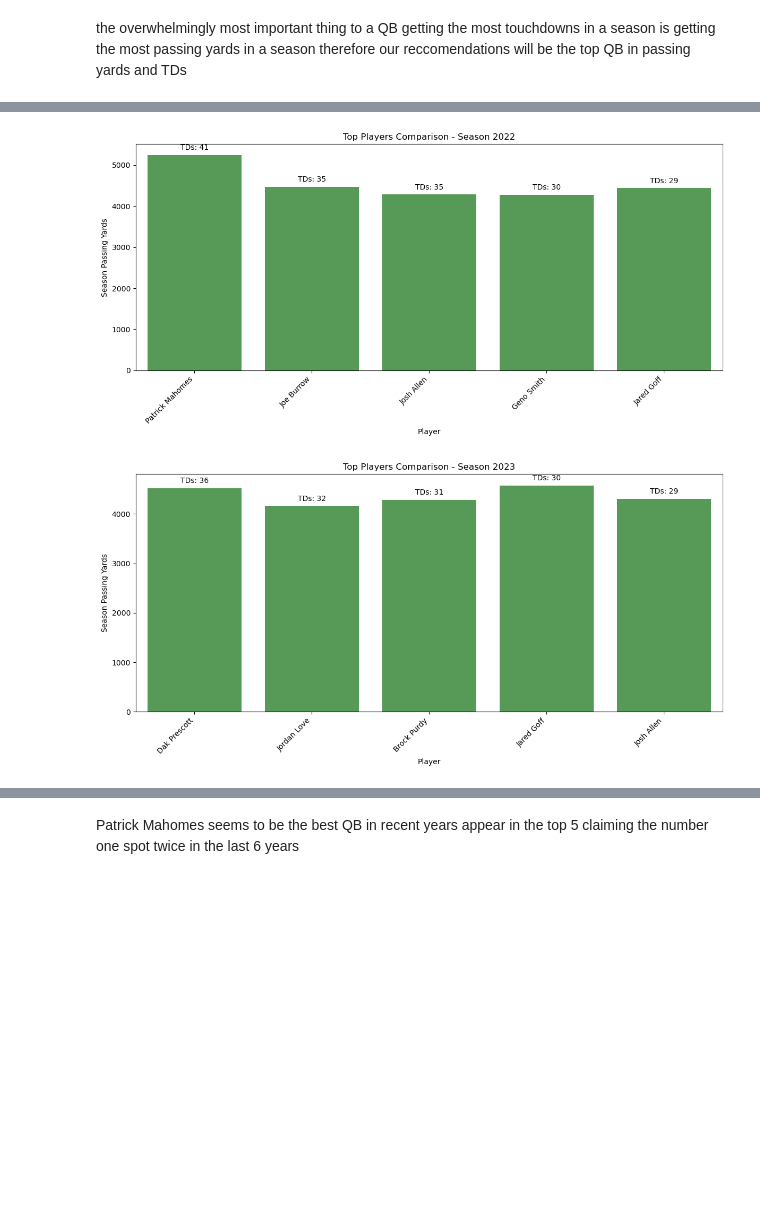
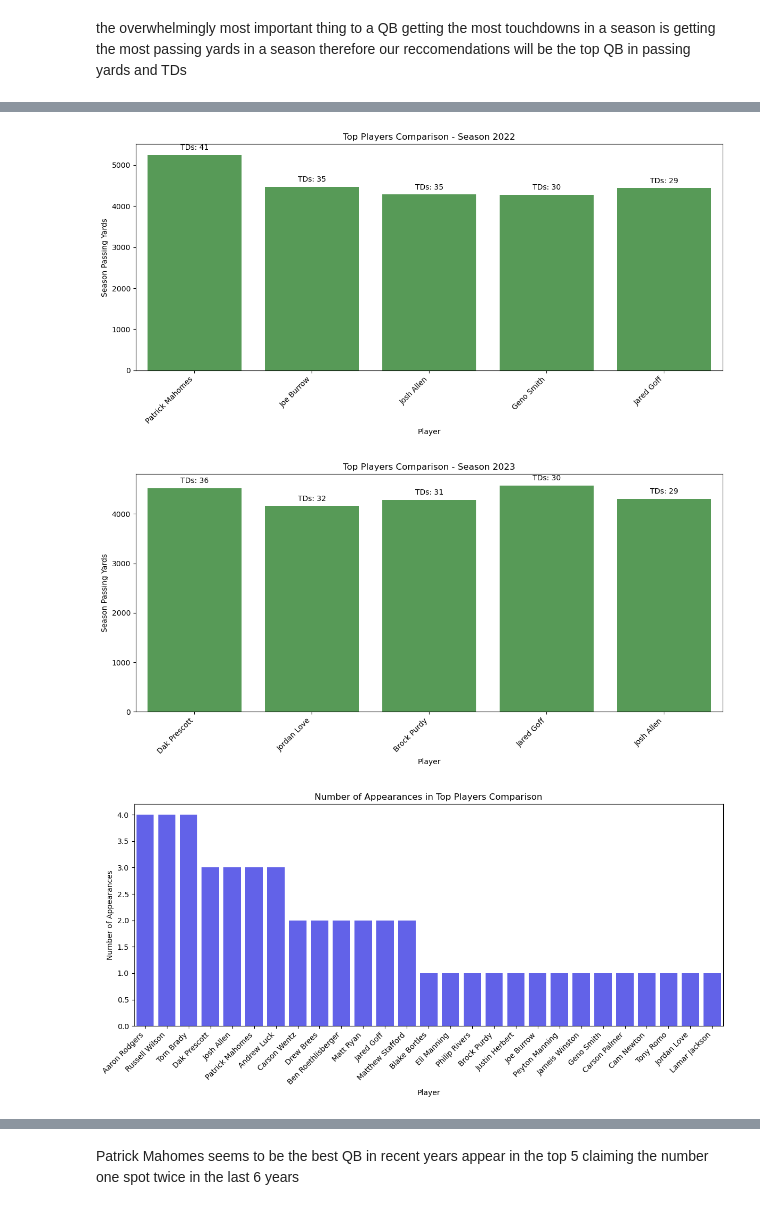
Before and after one commit to DBAfox/Team-USA-Football, a Jupyter notebook: NFL Dream Team.ipynb, the cells around one changed output, grey strips where cells are left out. Cells and saved outputs as stored; diff of their text form; code cells hidden in the pictures; blank space fills up the shorter version.

```diff
--- a/NFL Dream Team.ipynb
+++ b/NFL Dream Team.ipynb
@@ -673,28 +698,43 @@ the overwhelmingly most important thing to a QB getting the most touchdowns in a
 # %%
 # Sort the DataFrame by 'season' and 'season_passing_tds' to get the top 5 players each season
 top_players = qbs_df.groupby('season').apply(lambda x: x.nlargest(5, 'season_passing_tds')).reset_index(drop=True)
 
 # Create a separate visualization for each season
 for season, season_data in top_players.groupby('season'):
     plt.figure(figsize=(12, 6))
     ax = sns.barplot(x='player_display_name', y='season_passing_yards', data=season_data, color='green', alpha=0.7)
     for i, p in enumerate(ax.patches):
         tds = season_data.iloc[i]['season_passing_tds']
         ax.annotate(f'TDs: {tds}', (p.get_x() + p.get_width() / 2., p.get_height()), ha='center', va='center', xytext=(0, 10), textcoords='offset points')
     plt.title(f'Top Players Comparison - Season {season}')
     plt.xlabel('Player')
     plt.ylabel('Season Passing Yards')
     plt.xticks(rotation=45, ha='right')
     plt.tight_layout()
     plt.show()
+
+# Count the occurrences of each player
+player_counts = top_players['player_display_name'].value_counts().reset_index()
+player_counts.columns = ['player_display_name', 'appearances']
+
+# Create a bar plot for the number of appearances
+plt.figure(figsize=(12, 6))
+sns.barplot(x='player_display_name', y='appearances', data=player_counts, color='blue', alpha=0.7)
+plt.title('Number of Appearances in Top Players Comparison')
+plt.xlabel('Player')
+plt.ylabel('Number of Appearances')
+plt.xticks(rotation=45, ha='right')
+plt.tight_layout()
+plt.show()
 # %% [output]
 [figure]
 [figure]
 [figure]
 [figure]
 [figure]
 [figure]
 [figure]
 [figure]
 [figure]
 [figure]
+[figure, added]
```
Also changed, not shown: parts of 21 cells of this notebook.
